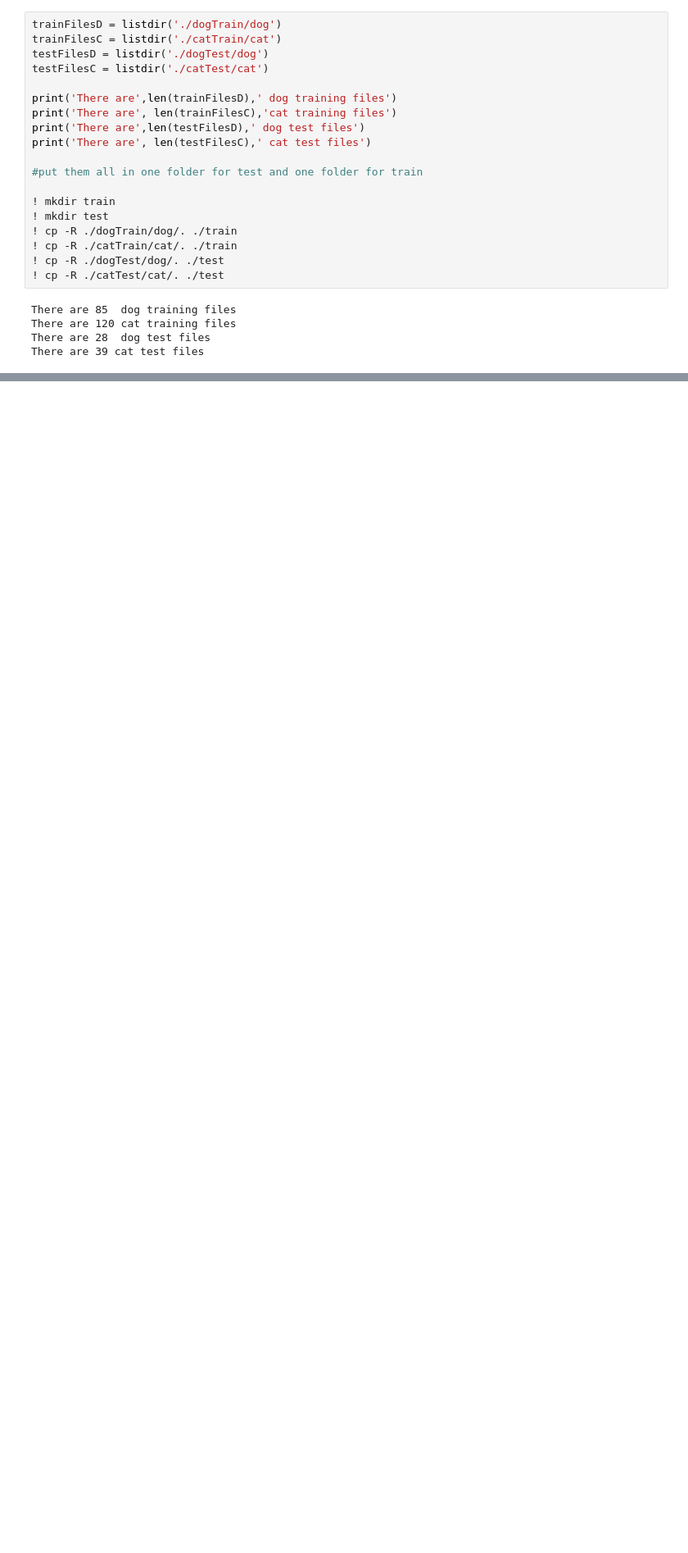
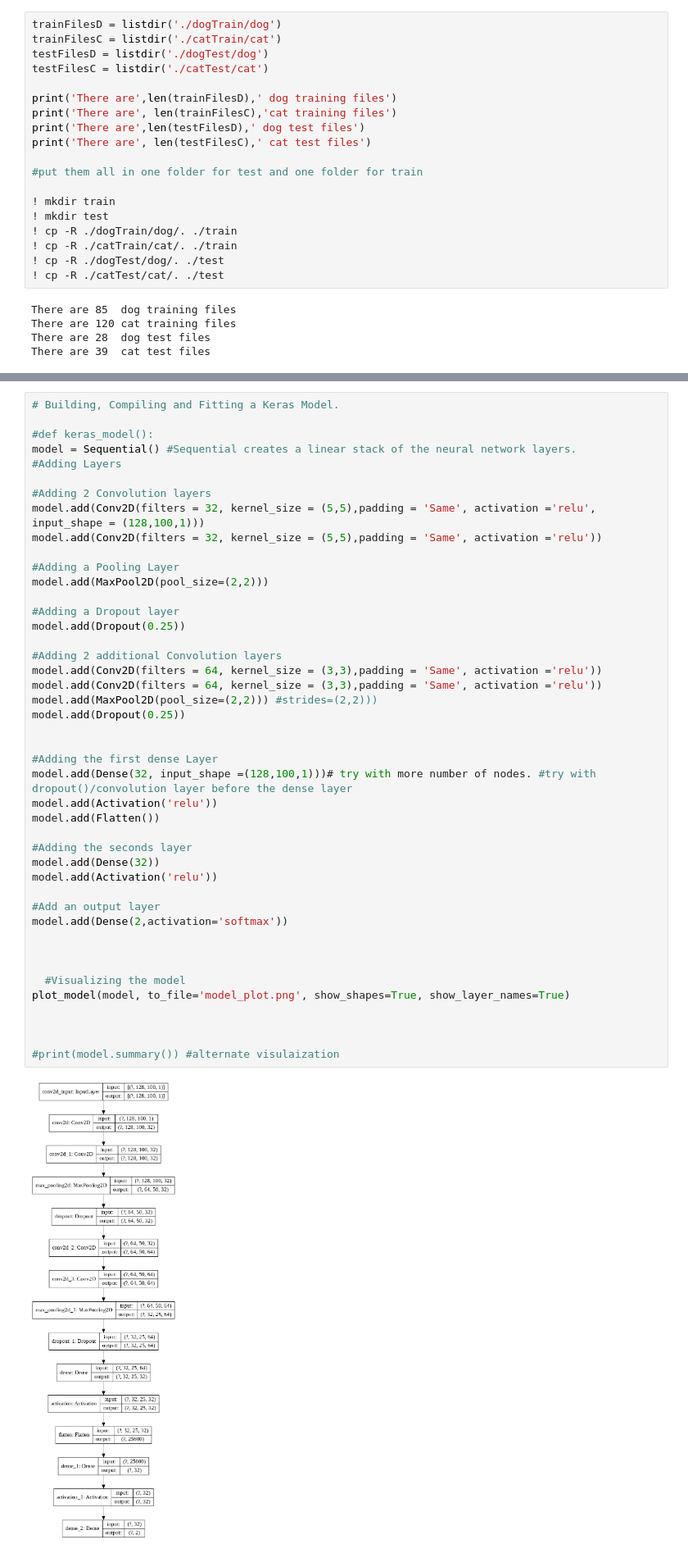
Before and after one commit to evan-person/AudioSignatureClassificationTutorial, a Jupyter notebook: AudioKerasTutorial.ipynb, the cells around one changed output, grey strips where cells are left out. Shown at 82% size. Drawn from its saved outputs; the diff is of its cells as text; blank space fills up the shorter version.

```diff
--- a/AudioKerasTutorial.ipynb
+++ b/AudioKerasTutorial.ipynb
@@ -267,0 +197,46 @@ model.fit(featureMatrix,doubleColumnCatDog.T,batch_size = 10,nb_epoch = 10, verb
+# %%
+# Building, Compiling and Fitting a Keras Model.
+
+#def keras_model():
+model = Sequential() #Sequential creates a linear stack of the neural network layers.
+#Adding Layers
+
+#Adding 2 Convolution layers
+model.add(Conv2D(filters = 32, kernel_size = (5,5),padding = 'Same', activation ='relu', input_shape = (128,100,1)))
+model.add(Conv2D(filters = 32, kernel_size = (5,5),padding = 'Same', activation ='relu'))
+
+#Adding a Pooling Layer
+model.add(MaxPool2D(pool_size=(2,2)))
+
+#Adding a Dropout layer
+model.add(Dropout(0.25))
+
+#Adding 2 additional Convolution layers
+model.add(Conv2D(filters = 64, kernel_size = (3,3),padding = 'Same', activation ='relu'))
+model.add(Conv2D(filters = 64, kernel_size = (3,3),padding = 'Same', activation ='relu'))
+model.add(MaxPool2D(pool_size=(2,2))) #strides=(2,2)))
+model.add(Dropout(0.25))
+
+
+#Adding the first dense Layer
+model.add(Dense(32, input_shape =(128,100,1)))# try with more number of nodes. #try with dropout()/convolution layer before the dense layer
+model.add(Activation('relu'))
+model.add(Flatten())
+
+#Adding the seconds layer
+model.add(Dense(32))
+model.add(Activation('relu'))
+
+#Add an output layer
+model.add(Dense(2,activation='softmax'))
+
+
+
+  #Visualizing the model
+plot_model(model, to_file='model_plot.png', show_shapes=True, show_layer_names=True)
+
+
+
+#print(model.summary()) #alternate visulaization
+# %% [output]
+[figure, added]
```
Also changed, not shown: parts of 46 cells of this notebook.
